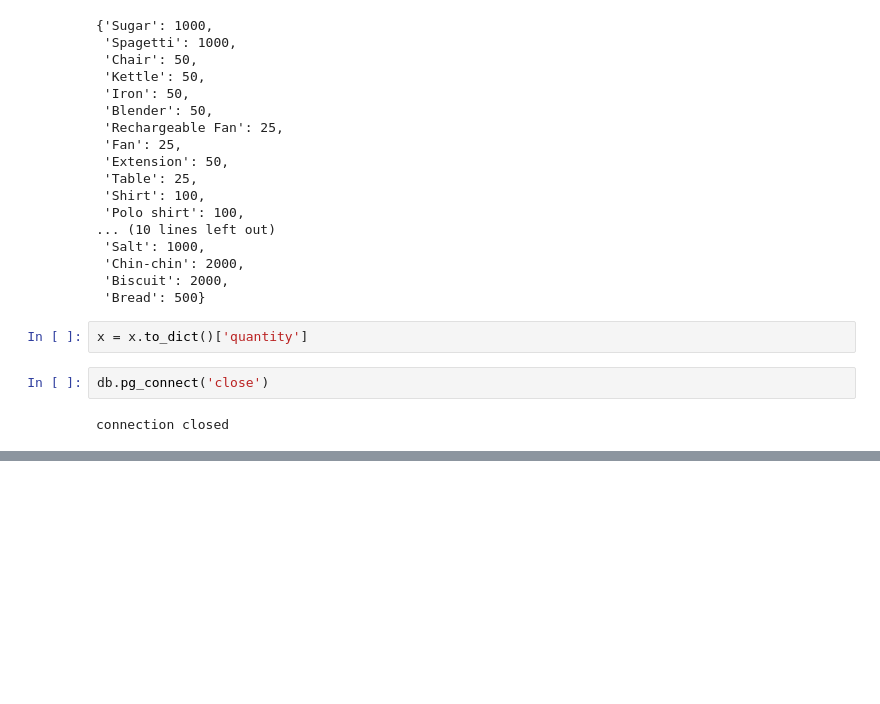
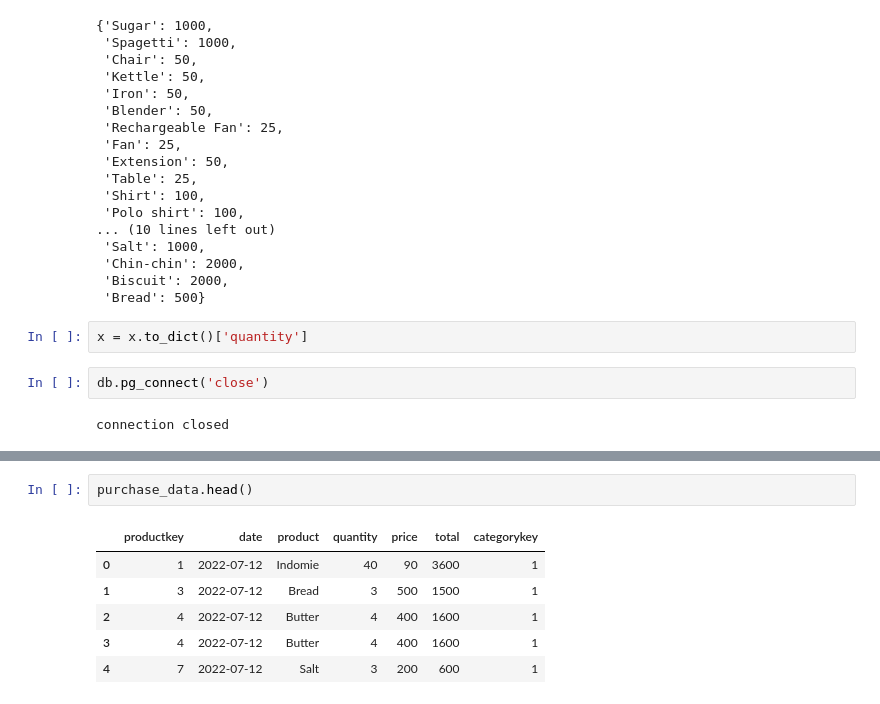
Before and after one commit to Ebuka21/store_management, a Jupyter notebook: database.ipynb, the cells around one changed output, grey strips where cells are left out. Cells and saved outputs as stored; diff of their text form; blank space fills up the shorter version.

```diff
--- a/database.ipynb
+++ b/database.ipynb
@@ -401,0 +417,9 @@ connection closed
+# %%
+purchase_data.head()
+# %% [output]
+|  | productkey | date | product | quantity | price | total | categorykey |
+| 0 | 1 | 2022-07-12 | Indomie | 40 | 90 | 3600 | 1 |
+| 1 | 3 | 2022-07-12 | Bread | 3 | 500 | 1500 | 1 |
+| 2 | 4 | 2022-07-12 | Butter | 4 | 400 | 1600 | 1 |
+| 3 | 4 | 2022-07-12 | Butter | 4 | 400 | 1600 | 1 |
+| 4 | 7 | 2022-07-12 | Salt | 3 | 200 | 600 | 1 |
```
Also changed, not shown: parts of 8 cells of this notebook, 5 other files.
